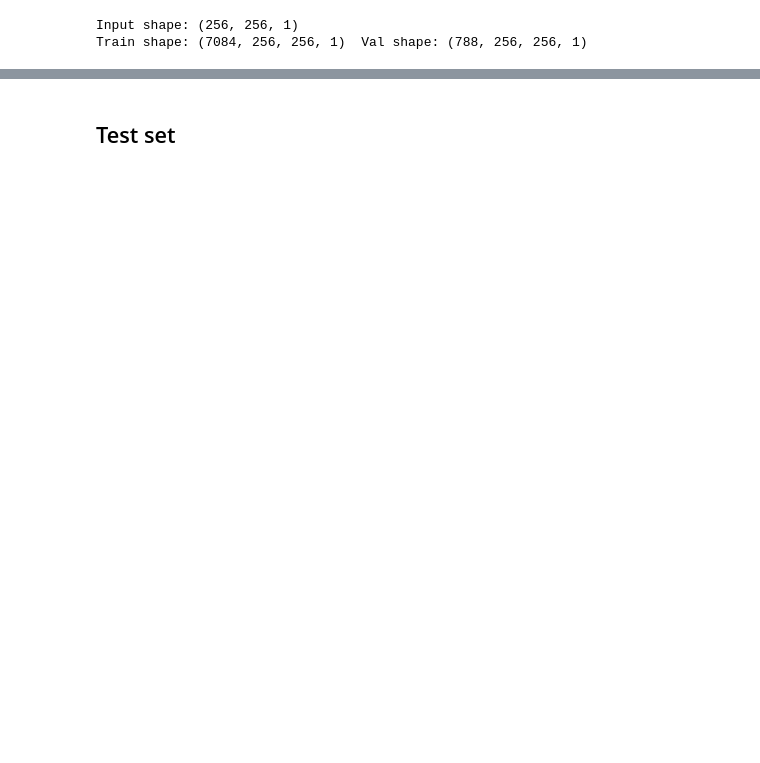
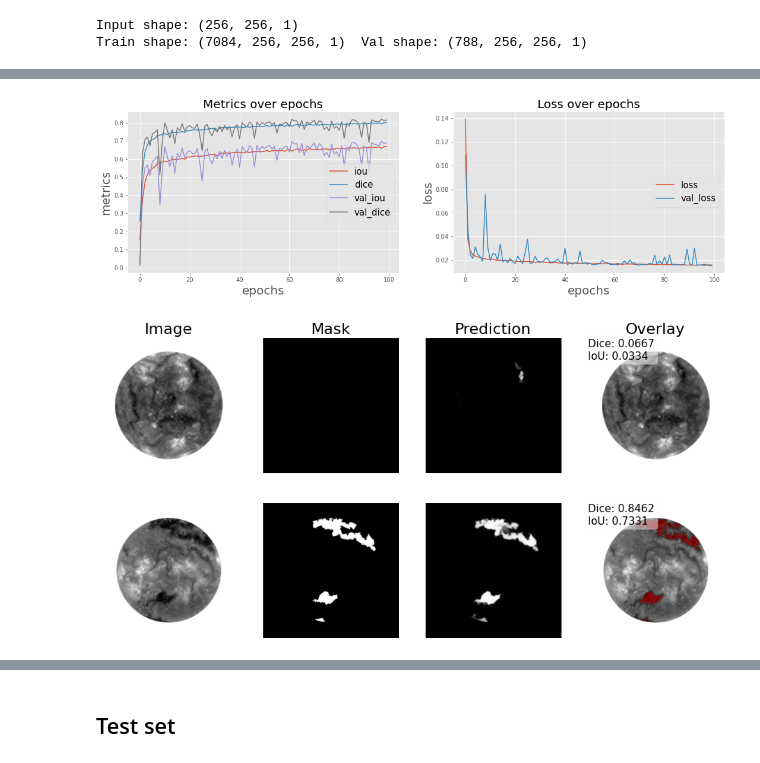
Before and after one commit to harmi97/sun-segmentation, a Jupyter notebook: notebooks/model_train.ipynb, the cells around one changed output, grey strips where cells are left out. Cells and saved outputs as stored; diff of their text form; code cells hidden in the pictures; blank space fills up the shorter version.

```diff
--- a/notebooks/model_train.ipynb
+++ b/notebooks/model_train.ipynb
@@ -82,7 +82,7 @@ Input shape: (256, 256, 1)
 Train shape: (7084, 256, 256, 1)  Val shape: (788, 256, 256, 1)
 # %%
 MODEL_NAME = "unet_ch_segmentation"  # Specify model name
-model_filename = f"./results/models/{MODEL_NAME}.h5"  # Specify path where to save model
+model_filename = f"../results/models/{MODEL_NAME}.h5"  # Specify path where to save model
 
 # Create model with specific parameteres
 model = unet(
@@ -130,7 +148,10 @@ y_pred = model.predict(x_val)  # Predict new masks for validation set
 # %%
 # Plot training history and predicted imgs
 plot_metrics(history).show()
-plot_imgs(org_imgs=x_val, mask_imgs=y_val, pred_imgs=y_pred, nm_img_to_plot=2).show()
+plot_imgs(imgs=x_val, masks=y_val, predictions=y_pred, n_imgs=2).show()
+# %% [output]
+[figure, added]
+[figure, added]
 # %%
 # Results
 y_pred_bin = np.where(y_pred > 0.5, 1, 0)  # Threshold predicted values
```
Also changed, not shown: parts of 9 cells of this notebook.
